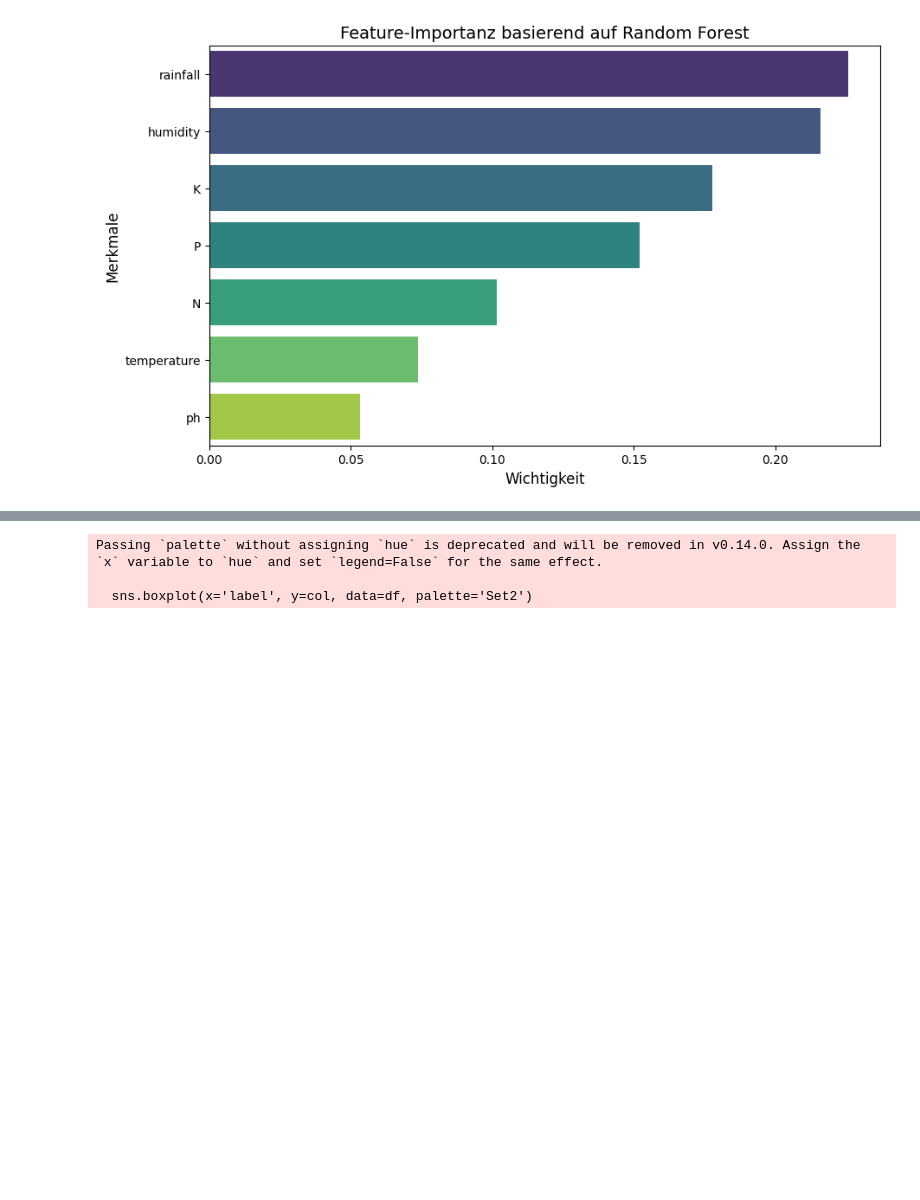
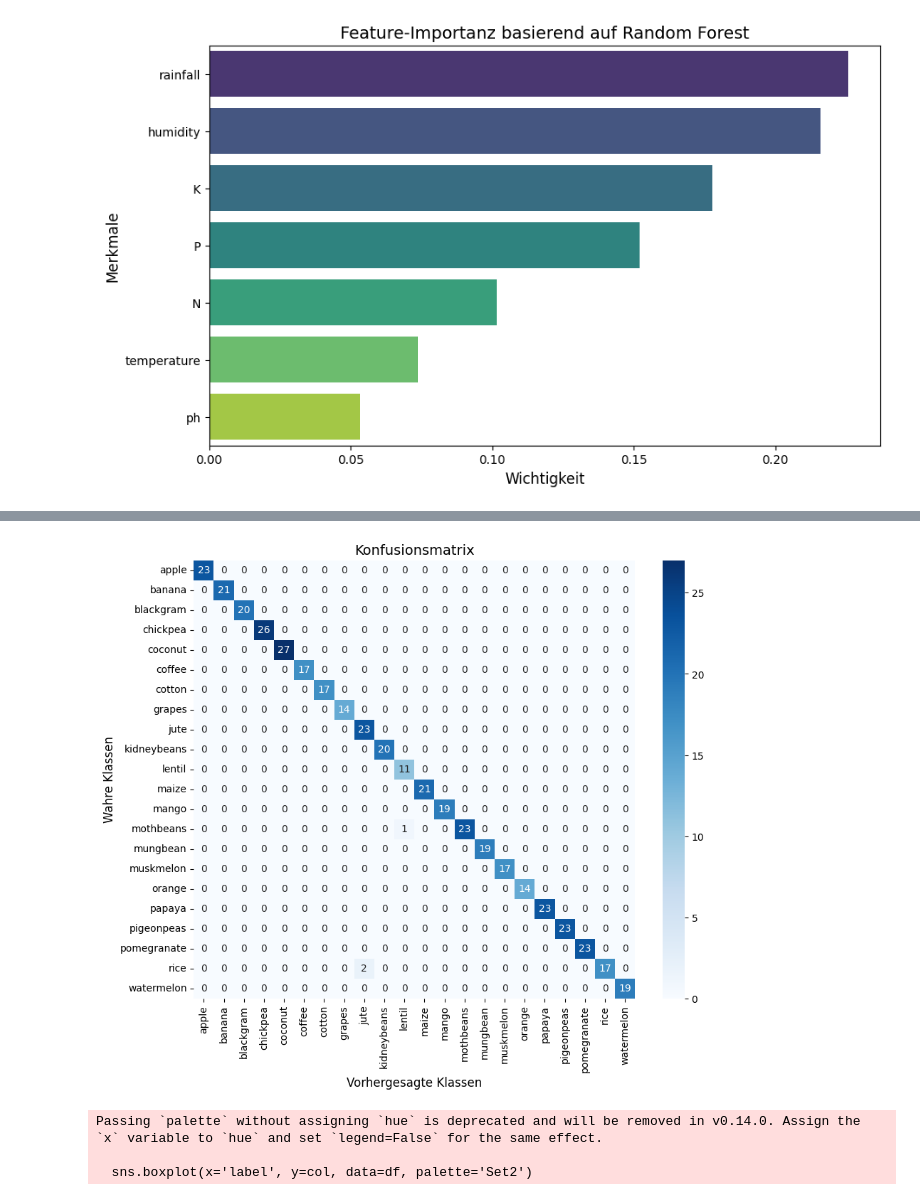
Before and after one commit to zauchi/cropRecommendation, a Jupyter notebook: analysis.ipynb, the cells around one changed output, grey strips where cells are left out. Saved outputs shown, nothing was run; the diff lists cells and outputs as text; code cells hidden in the pictures; blank space fills up the shorter version.

Commit message:
best model so far

```diff
--- a/analysis.ipynb
+++ b/analysis.ipynb
@@ -231,8 +231,12 @@ df['label_encoded'] = le.fit_transform(df['label'])
 # Random Forest Modell erstellen
 X = df[numerical_columns]
 y = df['label_encoded']
+
+# Train-Test-Split
+X_train, X_test, y_train, y_test = train_test_split(X, y, test_size=0.2, random_state=42)
+
 rf = RandomForestClassifier(random_state=42)
-rf.fit(X, y)
+rf.fit(X_train, y_train)
 # %% [output]
 RandomForestClassifier(random_state=42)
 # %%
@@ -252,3 +256,17 @@ Passing `palette` without assigning `hue` is deprecated and will be removed in v
 
   sns.barplot(x='Importance', y='Feature', data=feature_importances, palette='viridis')
 [figure]
+# %%
+from sklearn.metrics import accuracy_score, classification_report, confusion_matrix
+
+# Modellleistung bewerten
+# Vorhersagen treffen
+y_pred = rf.predict(X_test)
+
+# Metriken berechnen
+accuracy = accuracy_score(y_test, y_pred)
+print(f'Genauigkeit des Modells: {accuracy:.2f}')
+
+# Klassifikationsbericht anzeigen
+print("\nKlassifikationsbericht:\n")
+print(classification_report(y_test, y_pred, target_names=le.classes_))
@@ -255,3 +291,14 @@ Passing `palette` without assigning `hue` is deprecated and will be removed in v
+# %%
+# Konfusionsmatrix visualisieren
+conf_matrix = confusion_matrix(y_test, y_pred)
+plt.figure(figsize=(10, 8))
+sns.heatmap(conf_matrix, annot=True, fmt='d', cmap='Blues', xticklabels=le.classes_, yticklabels=le.classes_)
+plt.title('Konfusionsmatrix', fontsize=14)
+plt.xlabel('Vorhergesagte Klassen', fontsize=12)
+plt.ylabel('Wahre Klassen', fontsize=12)
+plt.show()
+# %% [output]
+[figure, added]
 # %%
 # 3. Analyse der Zielvariable in Bezug auf Umweltbedingungen
 for col in ['temperature', 'humidity', 'rainfall']:
```
Also changed, not shown: parts of 1 cell of this notebook.
